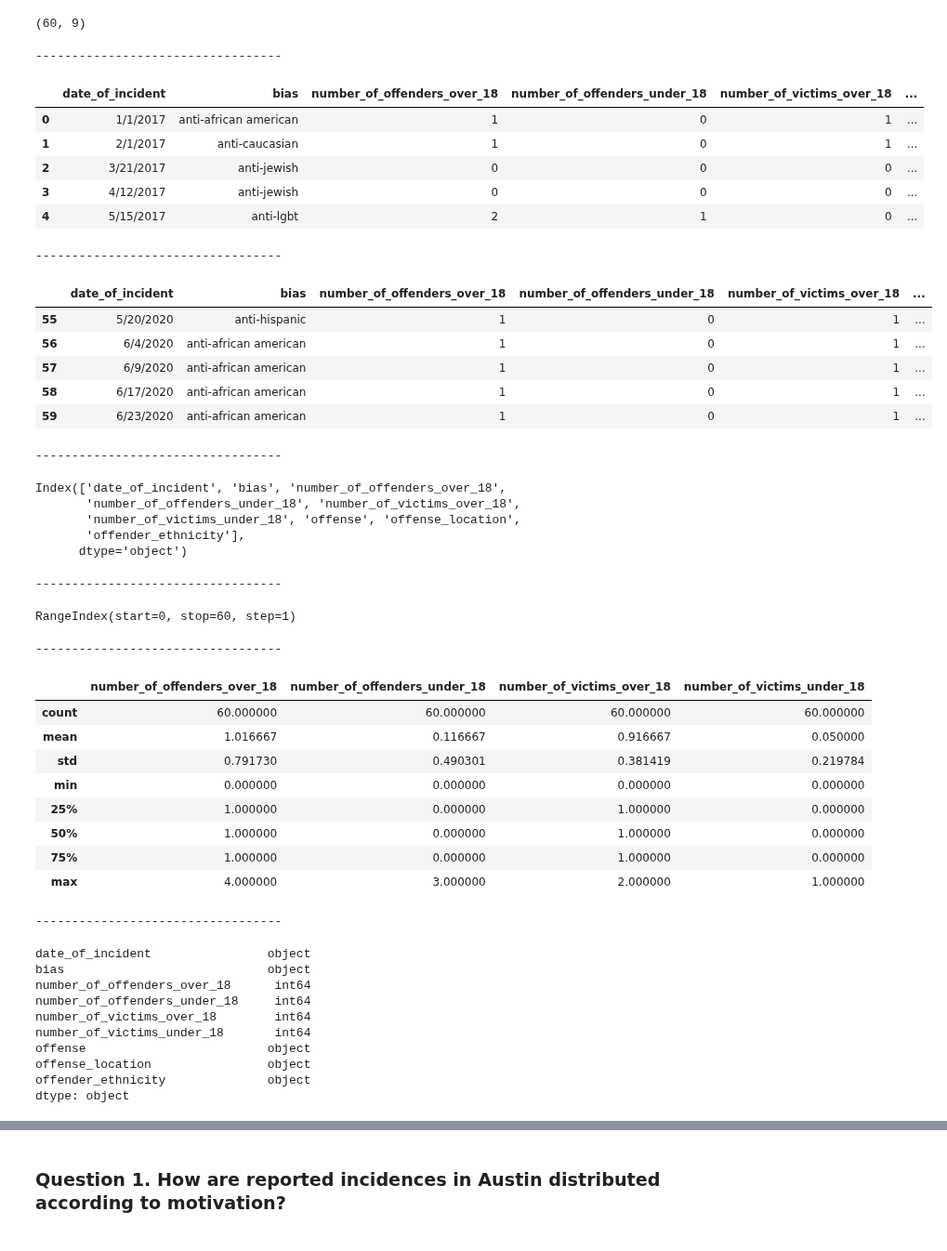
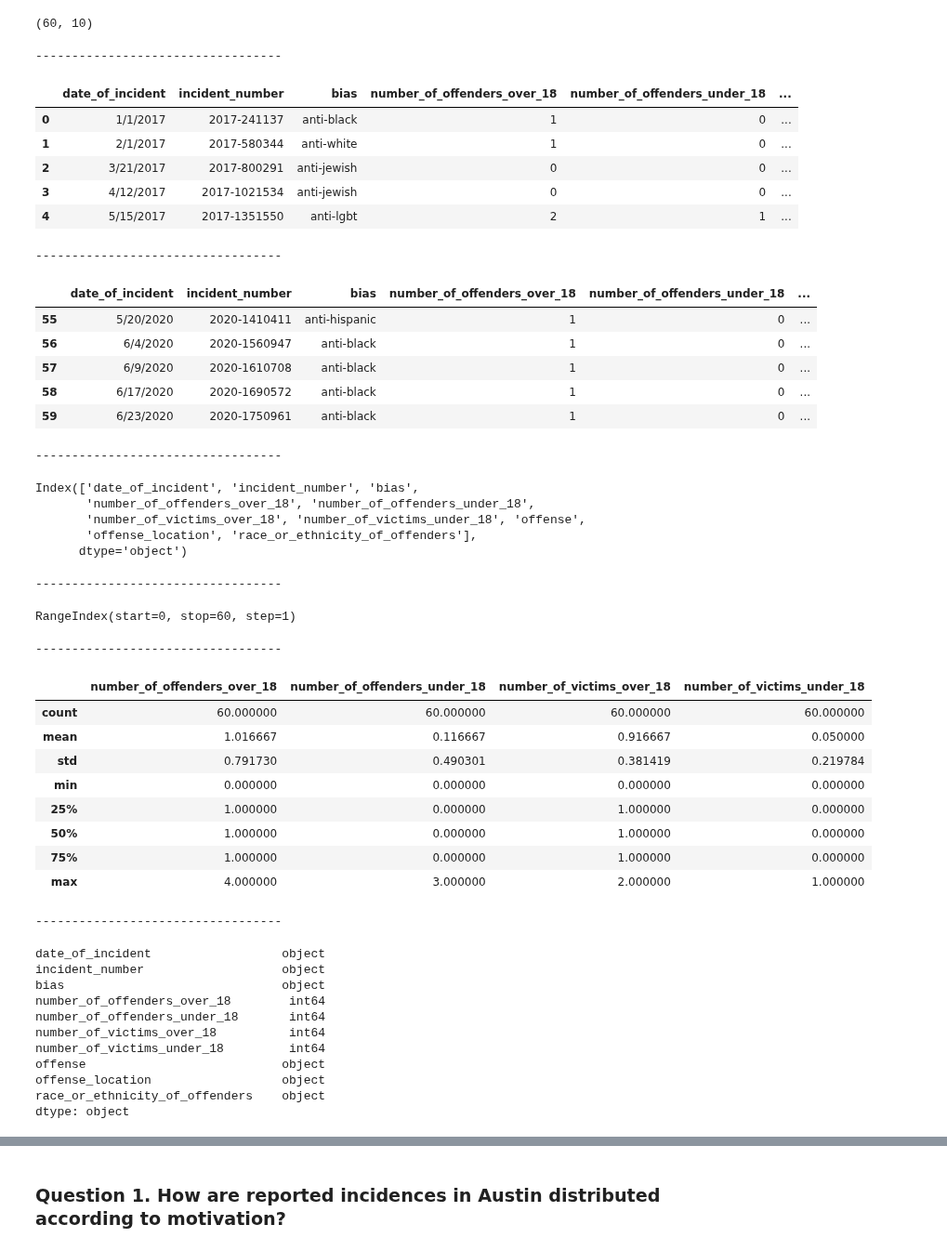
Before and after one commit to rgrantham82/Crime-Analysis, a Jupyter notebook: hate_crimes_analysis/Exploratory Analysis.ipynb, the cells around one changed output, grey strips where cells are left out. Shown at 93% size. Drawn from its saved outputs; the diff is of its cells as text; code cells hidden in the pictures.

```diff
--- a/hate_crimes_analysis/Exploratory Analysis.ipynb
+++ b/hate_crimes_analysis/Exploratory Analysis.ipynb
@@ -10,42 +10,42 @@ import matplotlib.pyplot as plt
 %matplotlib inline
 # %%
 # Importing & examining the cleaned dataset
-df = pd.read_csv(r"C:\Users\Robert\OneDrive\Desktop\aus_final-DESKTOP-KGJ0RBH.csv")
+df = pd.read_csv(r"C:\Users\Robert\OneDrive\Desktop\aus_clean.csv")
 
 display(df.shape)
 print('----------------------------------')
 display(df.head())
 print('----------------------------------')
 display(df.tail())
 print('----------------------------------')
 display(df.columns)
 print('----------------------------------')
 display(df.index)
 print('----------------------------------')
 display(df.describe())
 print('----------------------------------')
 display(df.dtypes)
 # %% [output]
-(60, 9)
+(60, 10)
 ----------------------------------
-|  | date_of_incident | bias | number_of_offenders_over_18 | number_of_offenders_under_18 | number_of_victims_over_18 | ... |
-| 0 | 1/1/2017 | anti-african american | 1 | 0 | 1 | ... |
-| 1 | 2/1/2017 | anti-caucasian | 1 | 0 | 1 | ... |
-| 2 | 3/21/2017 | anti-jewish | 0 | 0 | 0 | ... |
-| 3 | 4/12/2017 | anti-jewish | 0 | 0 | 0 | ... |
-| 4 | 5/15/2017 | anti-lgbt | 2 | 1 | 0 | ... |
+|  | date_of_incident | incident_number | bias | number_of_offenders_over_18 | number_of_offenders_under_18 | ... |
+| 0 | 1/1/2017 | 2017-241137 | anti-black | 1 | 0 | ... |
+| 1 | 2/1/2017 | 2017-580344 | anti-white | 1 | 0 | ... |
+| 2 | 3/21/2017 | 2017-800291 | anti-jewish | 0 | 0 | ... |
+| 3 | 4/12/2017 | 2017-1021534 | anti-jewish | 0 | 0 | ... |
+| 4 | 5/15/2017 | 2017-1351550 | anti-lgbt | 2 | 1 | ... |
 ----------------------------------
-|  | date_of_incident | bias | number_of_offenders_over_18 | number_of_offenders_under_18 | number_of_victims_over_18 | ... |
-| 55 | 5/20/2020 | anti-hispanic | 1 | 0 | 1 | ... |
-| 56 | 6/4/2020 | anti-african american | 1 | 0 | 1 | ... |
-| 57 | 6/9/2020 | anti-african american | 1 | 0 | 1 | ... |
-| 58 | 6/17/2020 | anti-african american | 1 | 0 | 1 | ... |
-| 59 | 6/23/2020 | anti-african american | 1 | 0 | 1 | ... |
+|  | date_of_incident | incident_number | bias | number_of_offenders_over_18 | number_of_offenders_under_18 | ... |
+| 55 | 5/20/2020 | 2020-1410411 | anti-hispanic | 1 | 0 | ... |
+| 56 | 6/4/2020 | 2020-1560947 | anti-black | 1 | 0 | ... |
+| 57 | 6/9/2020 | 2020-1610708 | anti-black | 1 | 0 | ... |
+| 58 | 6/17/2020 | 2020-1690572 | anti-black | 1 | 0 | ... |
+| 59 | 6/23/2020 | 2020-1750961 | anti-black | 1 | 0 | ... |
 ----------------------------------
-Index(['date_of_incident', 'bias', 'number_of_offenders_over_18',
-       'number_of_offenders_under_18', 'number_of_victims_over_18',
-       'number_of_victims_under_18', 'offense', 'offense_location',
-       'offender_ethnicity'],
+Index(['date_of_incident', 'incident_number', 'bias',
+       'number_of_offenders_over_18', 'number_of_offenders_under_18',
+       'number_of_victims_over_18', 'number_of_victims_under_18', 'offense',
+       'offense_location', 'race_or_ethnicity_of_offenders'],
       dtype='object')
 ----------------------------------
 RangeIndex(start=0, stop=60, step=1)
@@ -60,15 +60,16 @@ RangeIndex(start=0, stop=60, step=1)
 | 75% | 1.000000 | 0.000000 | 1.000000 | 0.000000 |
 | max | 4.000000 | 3.000000 | 2.000000 | 1.000000 |
 ----------------------------------
-date_of_incident                object
-bias                            object
-number_of_offenders_over_18      int64
-number_of_offenders_under_18     int64
-number_of_victims_over_18        int64
-number_of_victims_under_18       int64
-offense                         object
-offense_location                object
-offender_ethnicity              object
+date_of_incident                  object
+incident_number                   object
+bias                              object
+number_of_offenders_over_18        int64
+number_of_offenders_under_18       int64
+number_of_victims_over_18          int64
+number_of_victims_under_18         int64
+offense                           object
+offense_location                  object
+race_or_ethnicity_of_offenders    object
 dtype: object
 # %%
 # Creating an index out of the 'date' column annd converting the non-numeric columns into categories
```
Also changed, not shown: parts of 5 cells of this notebook.
